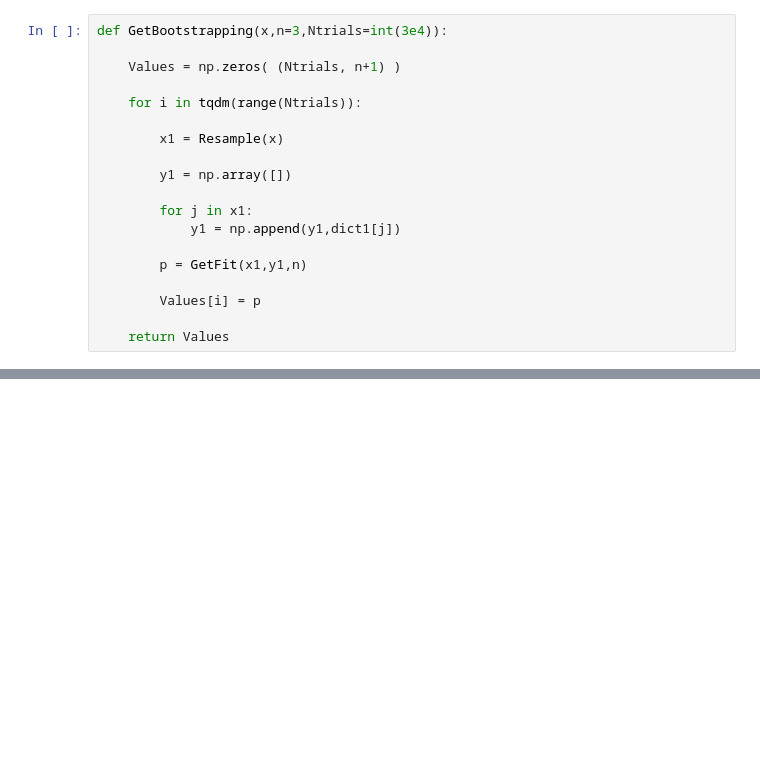
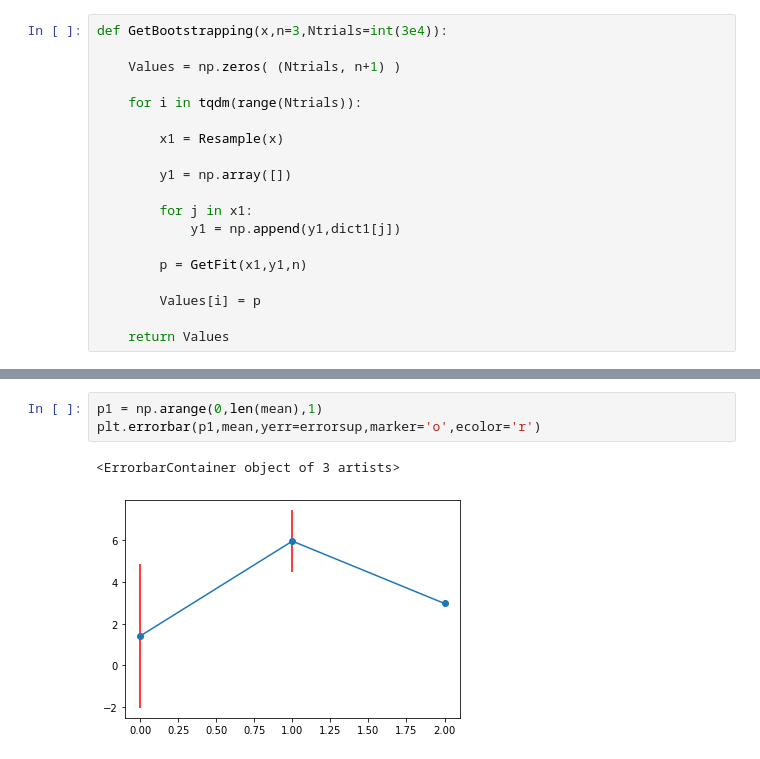
Before and after one commit to psalazarg02/MetodosComputacionales20222, a Jupyter notebook: Week8/IncertidumbreMinimosCuadrados.ipynb, the cells around one changed output, grey strips where cells are left out. Drawn from its saved outputs; the diff is of its cells as text; blank space fills up the shorter version.

```diff
--- a/Week8/IncertidumbreMinimosCuadrados.ipynb
+++ b/Week8/IncertidumbreMinimosCuadrados.ipynb
@@ -219,0 +237,6 @@ print(errorinf)
+# %%
+p1 = np.arange(0,len(mean),1)
+plt.errorbar(p1,mean,yerr=errorsup,marker='o',ecolor='r')
+# %% [output]
+<ErrorbarContainer object of 3 artists>
+[figure, added]
```
Also changed, not shown: parts of 13 cells of this notebook.
